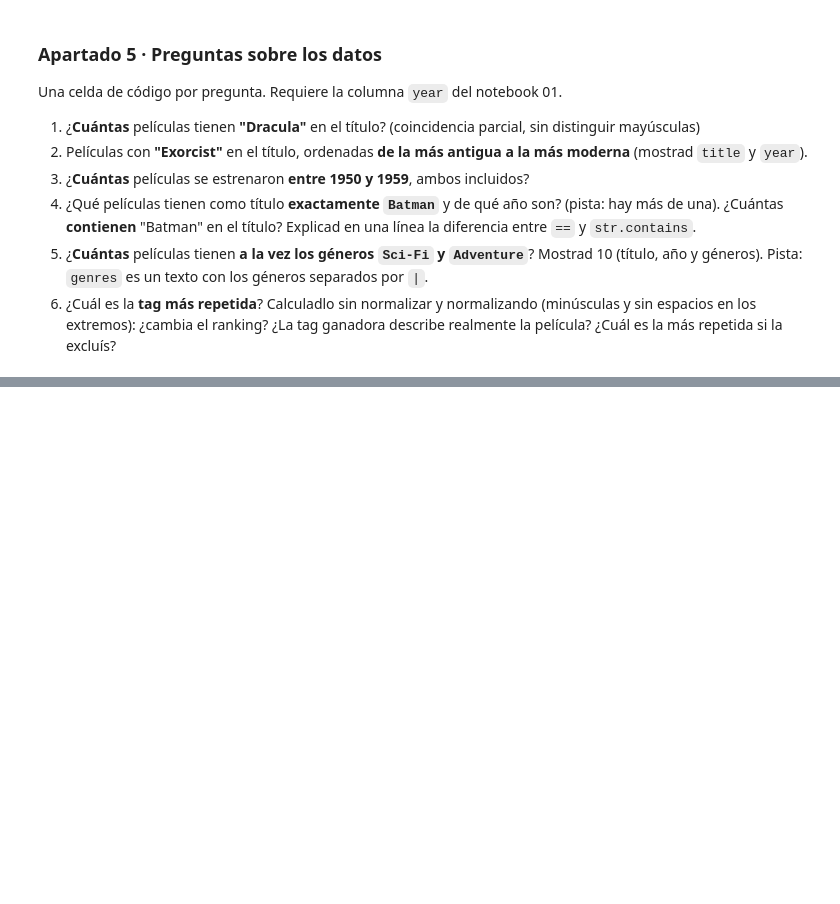
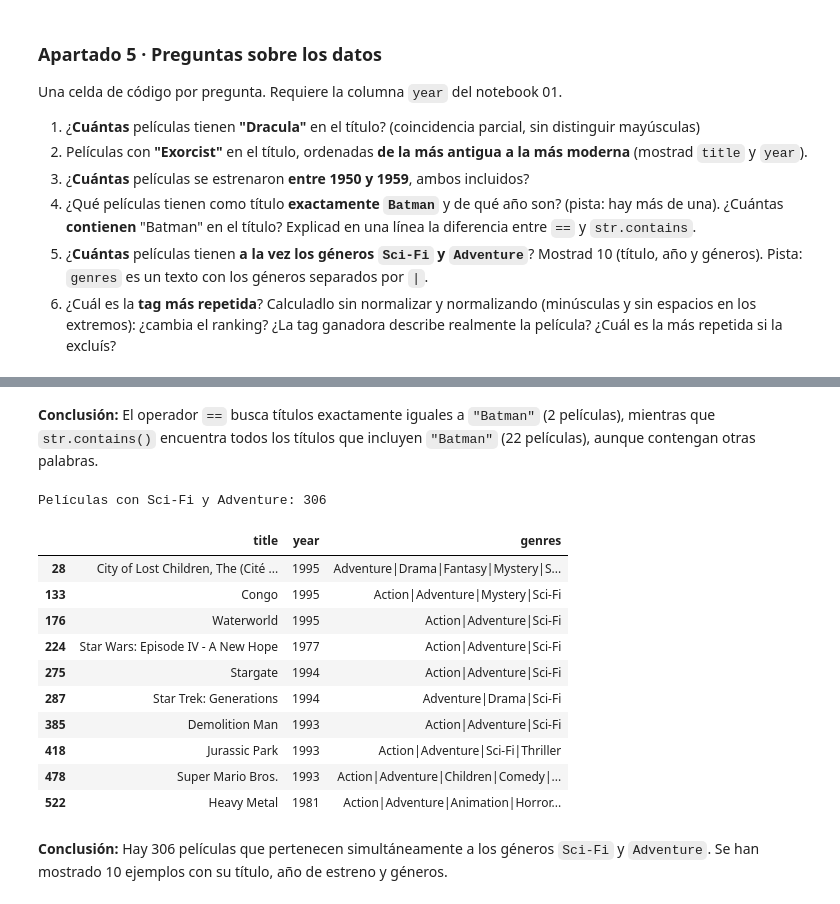
Before and after one commit to gonzalezsimancasalicia-cell/T10_Challenge, a Jupyter notebook: TC_01_Movies/02_analisis.ipynb, the cells around one changed output, grey strips where cells are left out. Saved outputs shown, nothing was run; the diff lists cells and outputs as text; code cells hidden in the pictures; blank space fills up the shorter version.

Commit message:
Completar preguntas del apartado 5 del analisis y algunas correciones

```diff
--- a/TC_01_Movies/02_analisis.ipynb
+++ b/TC_01_Movies/02_analisis.ipynb
@@ -286,2 +337,26 @@ Una celda de código por pregunta. Requiere la columna `year` del notebook 01.
+# %% [markdown]
+**Conclusión:** El operador `==` busca títulos exactamente iguales a `"Batman"` (2 películas), mientras que `str.contains()` encuentra todos los títulos que incluyen `"Batman"` (22 películas), aunque contengan otras palabras.
 # %%
-# --- 5.5 Géneros Sci-Fi y Adventure a la vez ---
+# Pregunta 5: Películas con Sci-Fi y Adventure a la vez
+
+peliculas_scifi_adventure = movies[
+    movies["genres"].str.contains("Sci-Fi", na=False) &
+    movies["genres"].str.contains("Adventure", na=False)
+]
+
+print("Películas con Sci-Fi y Adventure:", len(peliculas_scifi_adventure))
+
+display(peliculas_scifi_adventure[["title", "year", "genres"]].head(10))
+# %% [output]
+Películas con Sci-Fi y Adventure: 306
+|  | title | year | genres |
+| 28 | City of Lost Children, The (Cité ... | 1995 | Adventure|Drama|Fantasy|Mystery|S... |
+| 133 | Congo | 1995 | Action|Adventure|Mystery|Sci-Fi |
+| 176 | Waterworld | 1995 | Action|Adventure|Sci-Fi |
+| 224 | Star Wars: Episode IV - A New Hope | 1977 | Action|Adventure|Sci-Fi |
+| 275 | Stargate | 1994 | Action|Adventure|Sci-Fi |
+| 287 | Star Trek: Generations | 1994 | Adventure|Drama|Sci-Fi |
+| 385 | Demolition Man | 1993 | Action|Adventure|Sci-Fi |
+| 418 | Jurassic Park | 1993 | Action|Adventure|Sci-Fi|Thriller |
+| 478 | Super Mario Bros. | 1993 | Action|Adventure|Children|Comedy|... |
+| 522 | Heavy Metal | 1981 | Action|Adventure|Animation|Horror... |
@@ -289,0 +363,2 @@ Una celda de código por pregunta. Requiere la columna `year` del notebook 01.
+# %% [markdown]
+**Conclusión:** Hay 306 películas que pertenecen simultáneamente a los géneros `Sci-Fi` y `Adventure`. Se han mostrado 10 ejemplos con su título, año de estreno y géneros.
```
Also changed, not shown: parts of 12 cells of this notebook.
